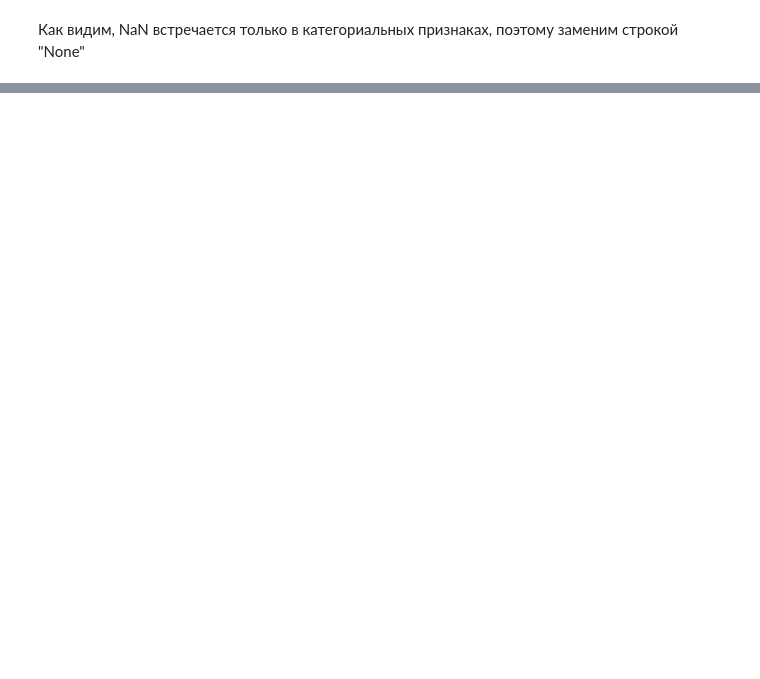
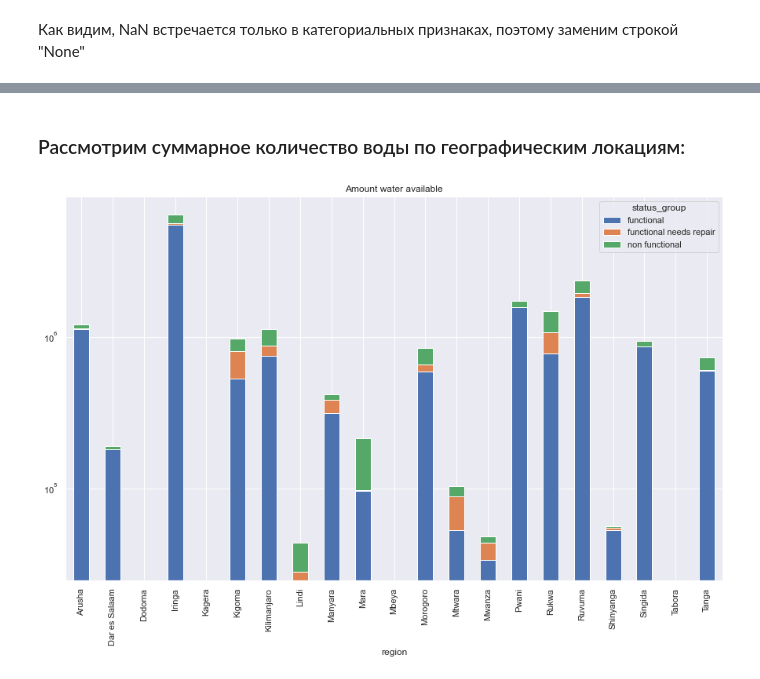
Before and after one commit to nolongerlaugh/BDA-project-Pump-it-Up, a Jupyter notebook: report.ipynb, the cells around one changed output, grey strips where cells are left out. Cells and saved outputs as stored; diff of their text form; code cells hidden in the pictures; blank space fills up the shorter version.

```diff
--- a/report.ipynb
+++ b/report.ipynb
@@ -94,0 +134,14 @@ X.fillna(value="None", inplace=True)
+# %% [markdown]
+### Рассмотрим cуммарное количество воды по географическим локациям:
+# %%
+fig, ax = plt.subplots(figsize=(15, 9))
+
+
+_data = df.groupby(["region", "status_group"])['amount_tsh'].sum().unstack()
+_data.plot(kind='bar', stacked=True, ax=ax);
+plt.yscale('log')
+#plt.ylabel('Number of pumps (%)');
+plt.title('Amount water available');
+plt.show()
+# %% [output]
+[figure, added]
```
Also changed, not shown: parts of 10 cells of this notebook.
